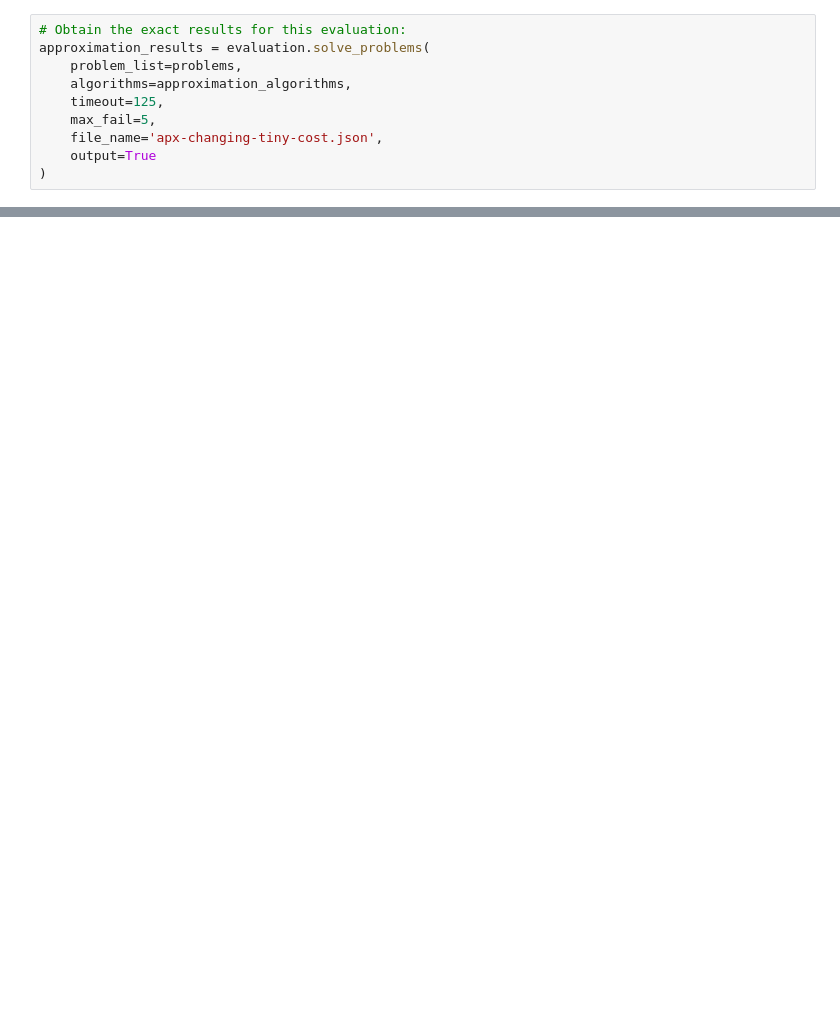
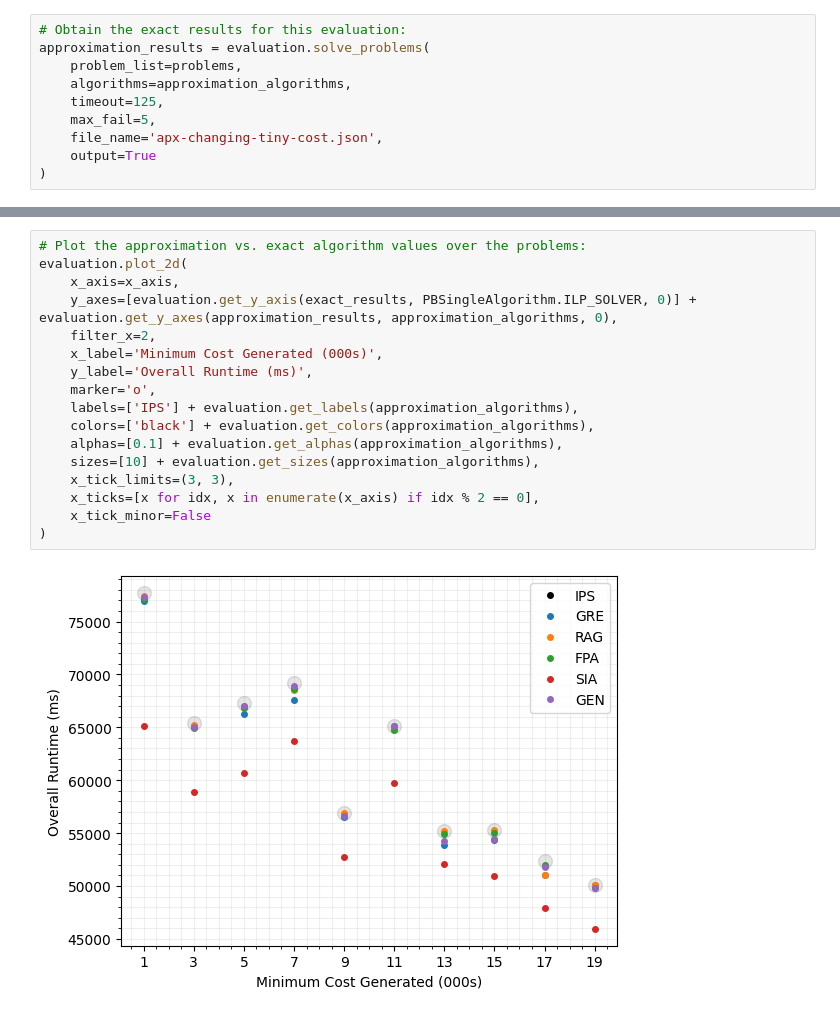
Before and after one commit to bignoldjordanF/community-knapsack, a Jupyter notebook: evaluation/single/costs/changing-tiny-cost.ipynb, the cells around one changed output, grey strips where cells are left out. Drawn from its saved outputs; the diff is of its cells as text; blank space fills up the shorter version.

```diff
--- a/evaluation/single/costs/changing-tiny-cost.ipynb
+++ b/evaluation/single/costs/changing-tiny-cost.ipynb
@@ -61,0 +96,19 @@ approximation_results = evaluation.solve_problems(
+# %%
+# Plot the approximation vs. exact algorithm values over the problems:
+evaluation.plot_2d(
+    x_axis=x_axis,
+    y_axes=[evaluation.get_y_axis(exact_results, PBSingleAlgorithm.ILP_SOLVER, 0)] + evaluation.get_y_axes(approximation_results, approximation_algorithms, 0),
+    filter_x=2,
+    x_label='Minimum Cost Generated (000s)',
+    y_label='Overall Runtime (ms)',
+    marker='o',
+    labels=['IPS'] + evaluation.get_labels(approximation_algorithms),
+    colors=['black'] + evaluation.get_colors(approximation_algorithms),
+    alphas=[0.1] + evaluation.get_alphas(approximation_algorithms),
+    sizes=[10] + evaluation.get_sizes(approximation_algorithms),
+    x_tick_limits=(3, 3),
+    x_ticks=[x for idx, x in enumerate(x_axis) if idx % 2 == 0],
+    x_tick_minor=False
+)
+# %% [output]
+[figure, added]
```
Also changed, not shown: parts of 4 cells of this notebook, 9 other files.
